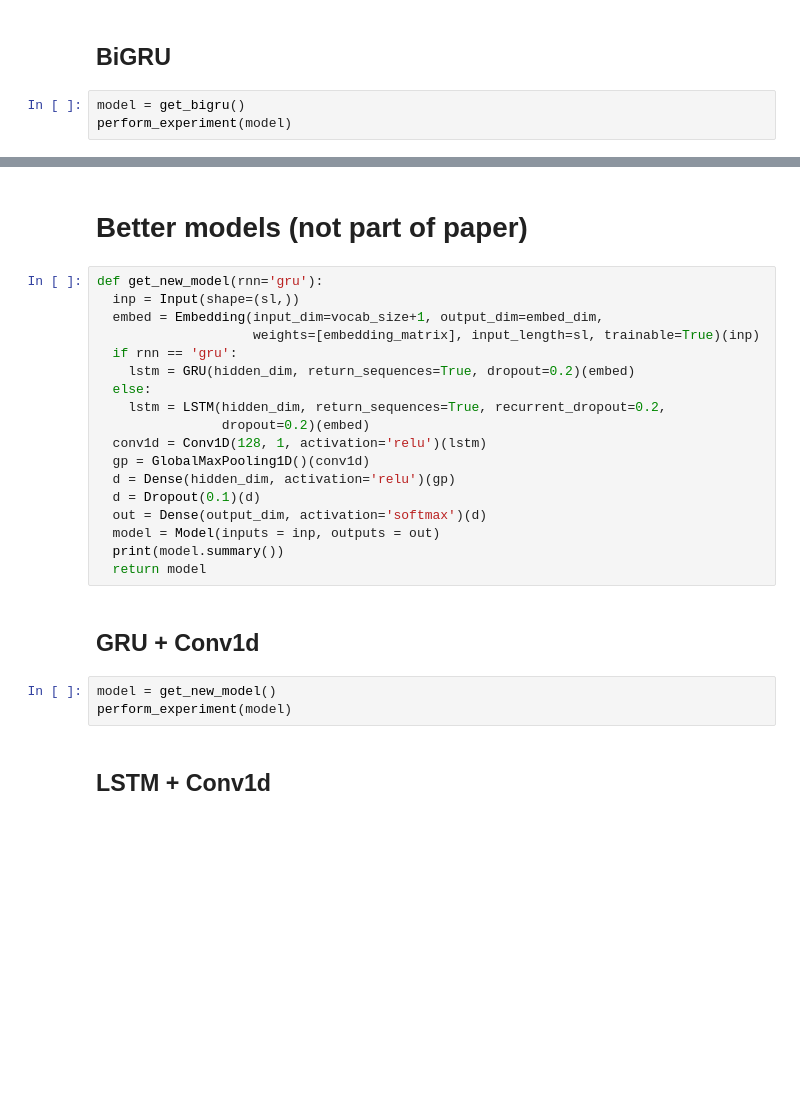
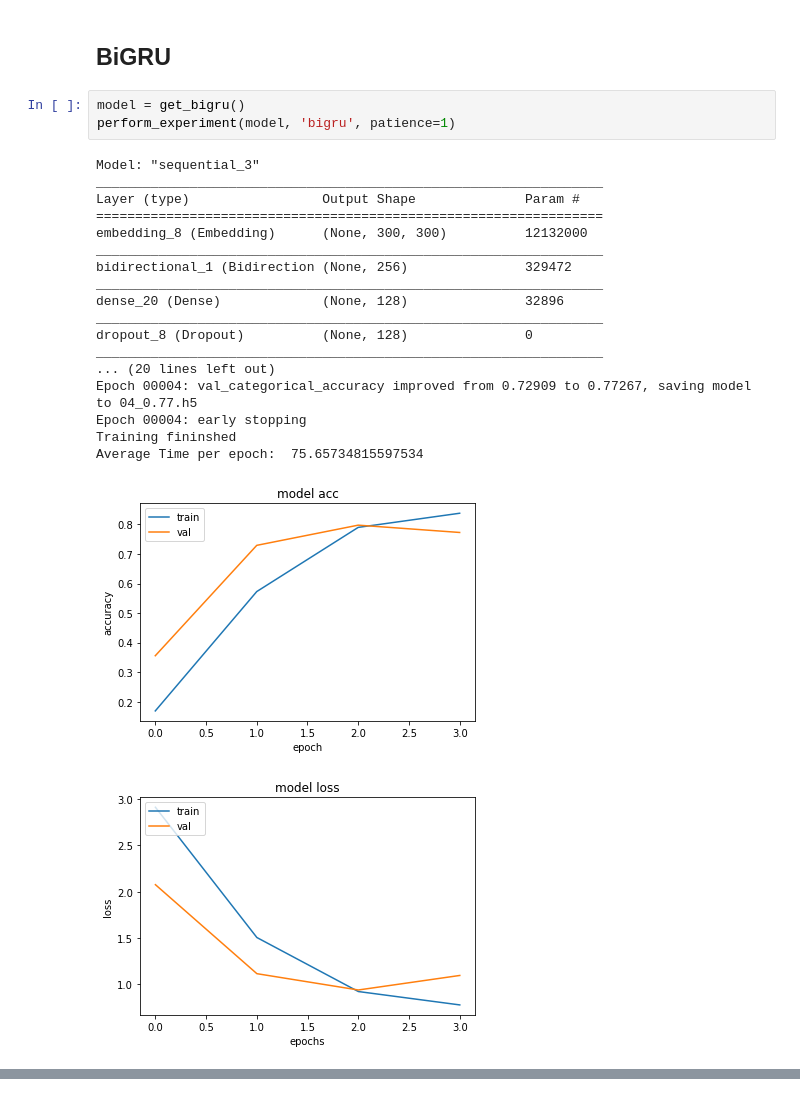
Before and after one commit to QuickLearner171998/Weighted-RNN-for-News-Text-Classification, a Jupyter notebook: WRNN_News_Text_Classification.ipynb, the cells around one changed output, grey strips where cells are left out. Cells and saved outputs as stored; diff of their text form; blank space fills up the shorter version.

```diff
--- a/WRNN_News_Text_Classification.ipynb
+++ b/WRNN_News_Text_Classification.ipynb
@@ -447,4 +530,24 @@ perform_experiment(model)
 ## BiGRU
 # %%
 model = get_bigru()
-perform_experiment(model)
+perform_experiment(model, 'bigru', patience=1)
+# %% [output]
+Model: "sequential_3"
+_________________________________________________________________
+Layer (type)                 Output Shape              Param #
+=================================================================
+embedding_8 (Embedding)      (None, 300, 300)          12132000
+_________________________________________________________________
+bidirectional_1 (Bidirection (None, 256)               329472
+_________________________________________________________________
+dense_20 (Dense)             (None, 128)               32896
+_________________________________________________________________
+dropout_8 (Dropout)          (None, 128)               0
+_________________________________________________________________
+... (20 lines left out)
+Epoch 00004: val_categorical_accuracy improved from 0.72909 to 0.77267, saving model to 04_0.77.h5
+Epoch 00004: early stopping
+Training fininshed
+Average Time per epoch:  75.65734815597534
+[figure, added]
+[figure, added]
@@ -451,27 +570,0 @@ perform_experiment(model)
-# %% [markdown]
-# Better models (not part of paper)
-# %%
-def get_new_model(rnn='gru'):
-  inp = Input(shape=(sl,))
-  embed = Embedding(input_dim=vocab_size+1, output_dim=embed_dim,
-                    weights=[embedding_matrix], input_length=sl, trainable=True)(inp)
-  if rnn == 'gru':
-    lstm = GRU(hidden_dim, return_sequences=True, dropout=0.2)(embed)
-  else:
-    lstm = LSTM(hidden_dim, return_sequences=True, recurrent_dropout=0.2,
-                dropout=0.2)(embed)
-  conv1d = Conv1D(128, 1, activation='relu')(lstm)
-  gp = GlobalMaxPooling1D()(conv1d)
-  d = Dense(hidden_dim, activation='relu')(gp)
-  d = Dropout(0.1)(d)
-  out = Dense(output_dim, activation='softmax')(d)
-  model = Model(inputs = inp, outputs = out)
-  print(model.summary())
-  return model
-# %% [markdown]
-## GRU + Conv1d
-# %%
-model = get_new_model()
-perform_experiment(model)
-# %% [markdown]
-## LSTM + Conv1d
```
Also changed, not shown: parts of 14 cells of this notebook.
